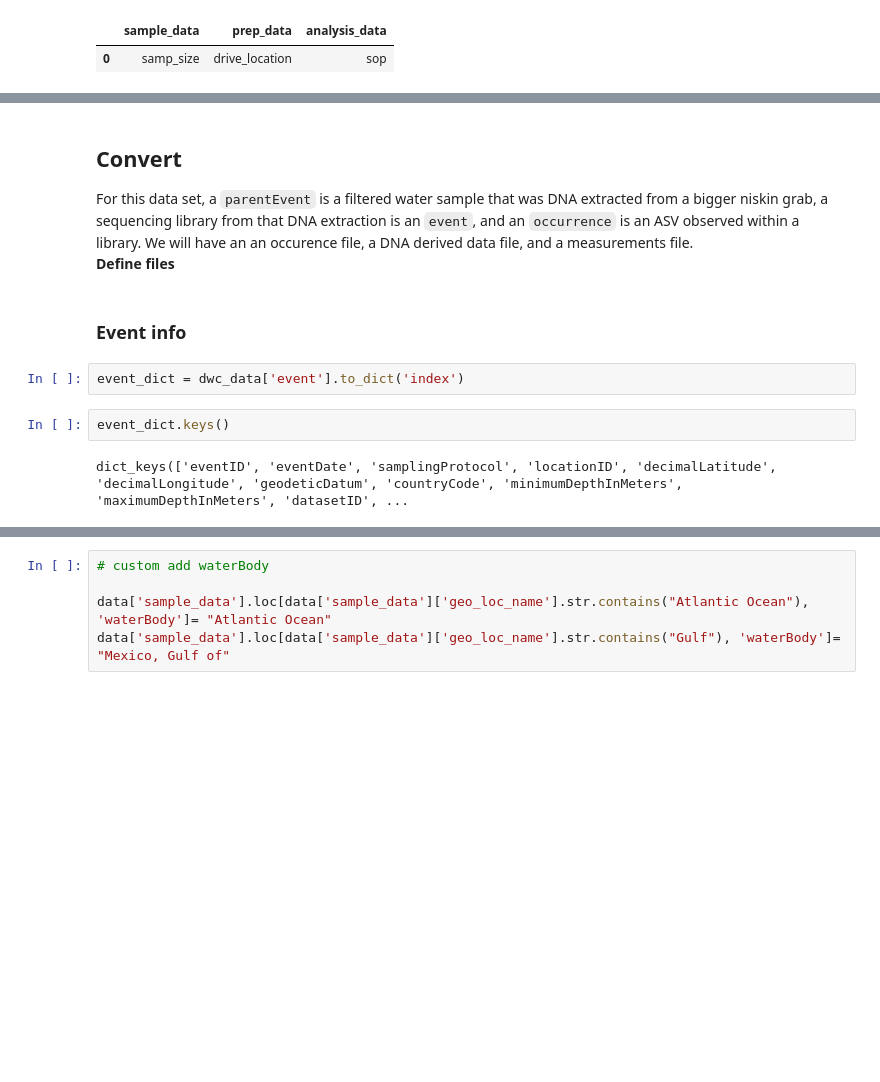
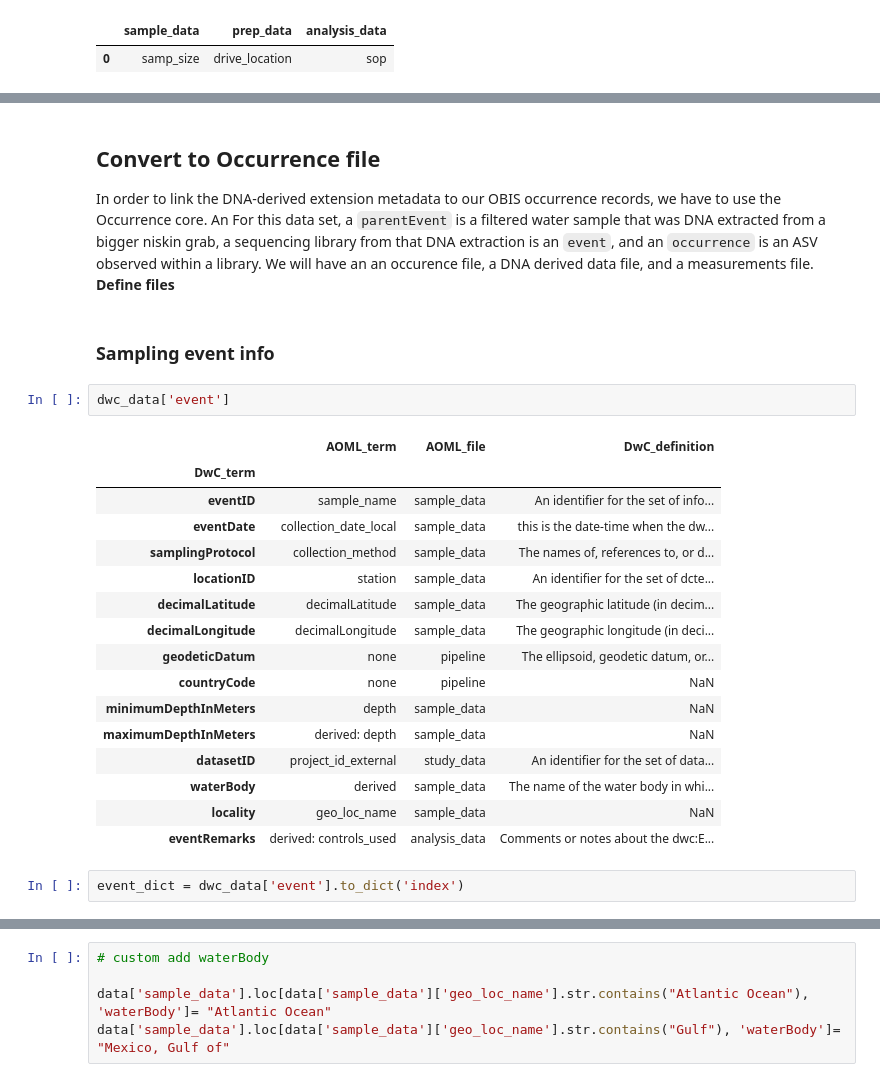
Before and after one commit to aomlomics/edna2obis, a Jupyter notebook: src/edna2obis_conversion_code.ipynb, the cells around one changed output, grey strips where cells are left out. Saved outputs shown, nothing was run; the diff lists cells and outputs as text; blank space fills up the shorter version.

```diff
--- a/src/edna2obis_conversion_code.ipynb
+++ b/src/edna2obis_conversion_code.ipynb
@@ -270,16 +298,31 @@ asv_tables['16S rRNA'].head()
 # %% [markdown]
-## Convert
-
+## Convert to Occurrence file
+In order to link the DNA-derived extension metadata to our OBIS occurrence records, we have to use the Occurrence core. An
 For this data set, a `parentEvent` is a filtered water sample that was DNA extracted from a bigger niskin grab, a sequencing library from that DNA extraction is an `event`, and an `occurrence` is an ASV observed within a library. We will have an an occurence file, a DNA derived data file, and a measurements file.
 **Define files**
 # %% [markdown]
-### Event info
+### Sampling event info
+# %%
+dwc_data['event']
+# %% [output]
+|  | AOML_term | AOML_file | DwC_definition |
+| DwC_term |  |  |  |
+| eventID | sample_name | sample_data | An identifier for the set of info... |
+| eventDate | collection_date_local | sample_data | this is the date-time when the dw... |
+| samplingProtocol | collection_method | sample_data | The names of, references to, or d... |
+| locationID | station | sample_data | An identifier for the set of dcte... |
+| decimalLatitude | decimalLatitude | sample_data | The geographic latitude (in decim... |
+| decimalLongitude | decimalLongitude | sample_data | The geographic longitude (in deci... |
+| geodeticDatum | none | pipeline | The ellipsoid, geodetic datum, or... |
+| countryCode | none | pipeline | NaN |
+| minimumDepthInMeters | depth | sample_data | NaN |
+| maximumDepthInMeters | derived: depth | sample_data | NaN |
+| datasetID | project_id_external | study_data | An identifier for the set of data... |
+| waterBody | derived | sample_data | The name of the water body in whi... |
+| locality | geo_loc_name | sample_data | NaN |
+| eventRemarks | derived: controls_used | analysis_data | Comments or notes about the dwc:E... |
 # %%
 event_dict = dwc_data['event'].to_dict('index')
-# %%
-event_dict.keys()
-# %% [output]
-dict_keys(['eventID', 'eventDate', 'samplingProtocol', 'locationID', 'decimalLatitude', 'decimalLongitude', 'geodeticDatum', 'countryCode', 'minimumDepthInMeters', 'maximumDepthInMeters', 'datasetID', ...
 # %%
 event_dict['eventID']
 # %% [output]
```
Also changed, not shown: parts of 58 cells of this notebook.
